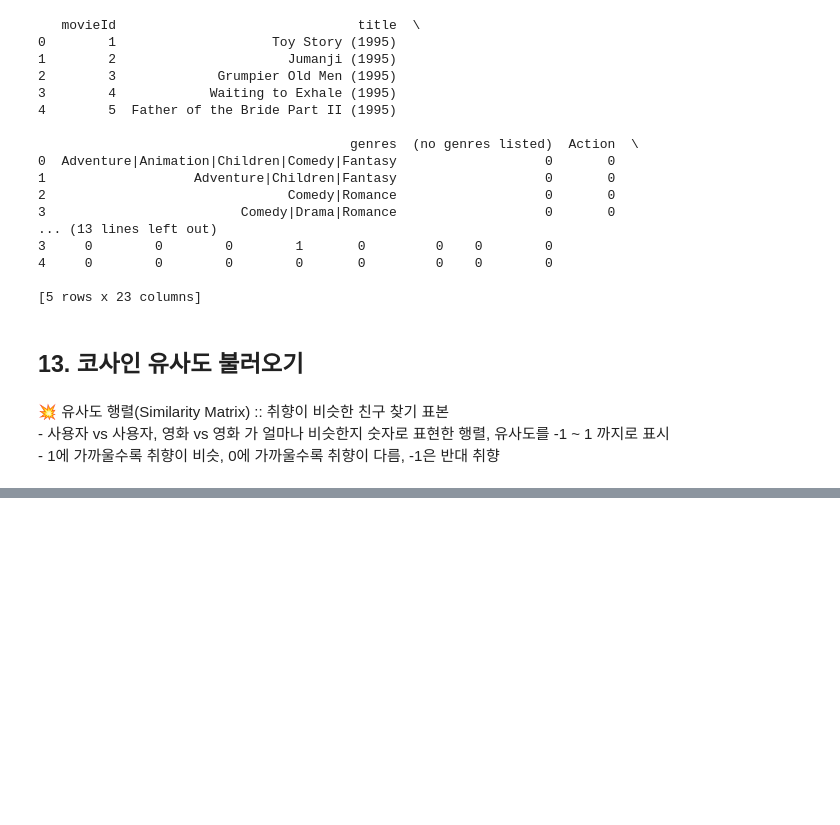
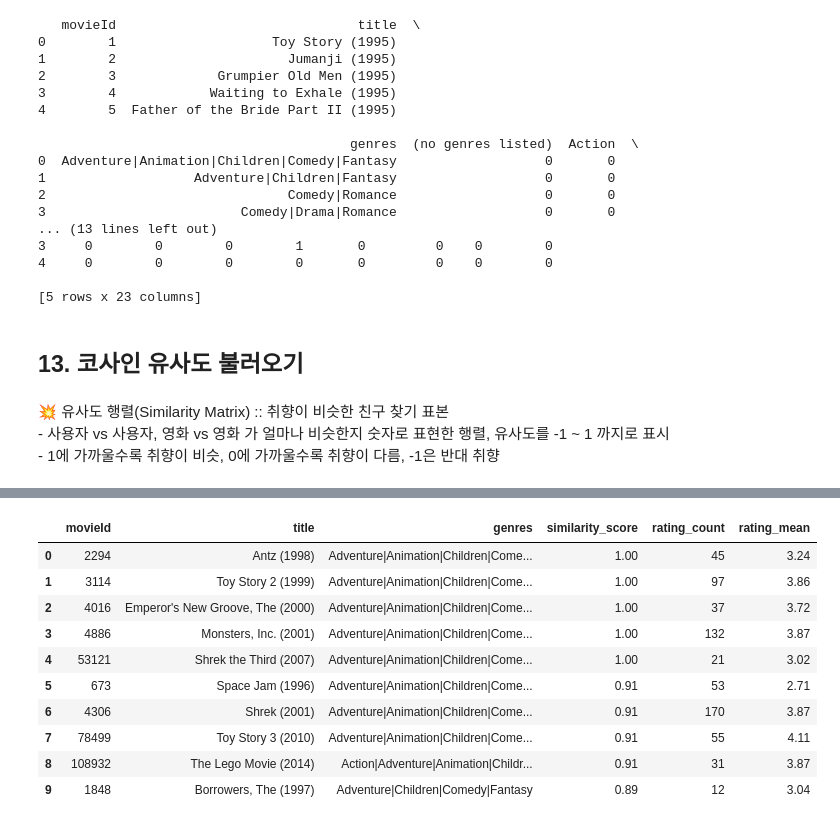
Before and after one commit to donggyu818/AI-Service-Lab, a Jupyter notebook: services/06-movie-recommendation-ai/ai-server/fe/ST_movie_recommendation_basic.ipynb, the cells around one changed output, grey strips where cells are left out. Drawn from its saved outputs; the diff is of its cells as text; code cells hidden in the pictures; blank space fills up the shorter version.

```diff
--- a/services/06-movie-recommendation-ai/ai-server/fe/ST_movie_recommendation_basic.ipynb
+++ b/services/06-movie-recommendation-ai/ai-server/fe/ST_movie_recommendation_basic.ipynb
@@ -442,0 +532,11 @@ print(movie_features.head())
+# %%
+# 4. 상위 영화 기준으로 정렬
+similarity_scores = sorted(
+    similarity_scores,
+    key=lambda x: x[1],
+    reverse=True
+)
+# %%
+# 5. 상위 10개 추출 - 💥 첫 번째는 자기 자신이므로 제외
+scores = similarity_scores[1:11]
+print(scores)
@@ -442,0 +545,6 @@ print(movie_features.head())
+# %%
+# 6. 추천 영화 인덱스 추출
+recommend_indexes = [
+    index for index, score in scores
+]
+movies.iloc[recommend_indexes]
@@ -442,0 +624,14 @@ print(movie_features.head())
+# %%
+movie_result_data = movies.merge(
+    movie_stats[
+        [
+            "movieId",
+            "movie_rating_count",
+            "movie_rating_mean"
+        ]
+    ],
+    on="movieId",
+    how="left"
+)
+print(movie_result_data.head())
+print(movie_result_data.shape)
@@ -442,0 +720,17 @@ print(movie_features.head())
+# %%
+recommend_similar_movies(
+    "Toy Story (1995)",
+    10
+)
+# %% [output]
+|  | movieId | title | genres | similarity_score | rating_count | rating_mean |
+| 0 | 2294 | Antz (1998) | Adventure|Animation|Children|Come... | 1.00 | 45 | 3.24 |
+| 1 | 3114 | Toy Story 2 (1999) | Adventure|Animation|Children|Come... | 1.00 | 97 | 3.86 |
+| 2 | 4016 | Emperor's New Groove, The (2000) | Adventure|Animation|Children|Come... | 1.00 | 37 | 3.72 |
+| 3 | 4886 | Monsters, Inc. (2001) | Adventure|Animation|Children|Come... | 1.00 | 132 | 3.87 |
+| 4 | 53121 | Shrek the Third (2007) | Adventure|Animation|Children|Come... | 1.00 | 21 | 3.02 |
+| 5 | 673 | Space Jam (1996) | Adventure|Animation|Children|Come... | 0.91 | 53 | 2.71 |
+| 6 | 4306 | Shrek (2001) | Adventure|Animation|Children|Come... | 0.91 | 170 | 3.87 |
+| 7 | 78499 | Toy Story 3 (2010) | Adventure|Animation|Children|Come... | 0.91 | 55 | 4.11 |
+| 8 | 108932 | The Lego Movie (2014) | Action|Adventure|Animation|Childr... | 0.91 | 31 | 3.87 |
+| 9 | 1848 | Borrowers, The (1997) | Adventure|Children|Comedy|Fantasy | 0.89 | 12 | 3.04 |
```
Also changed, not shown: parts of 18 cells of this notebook.
